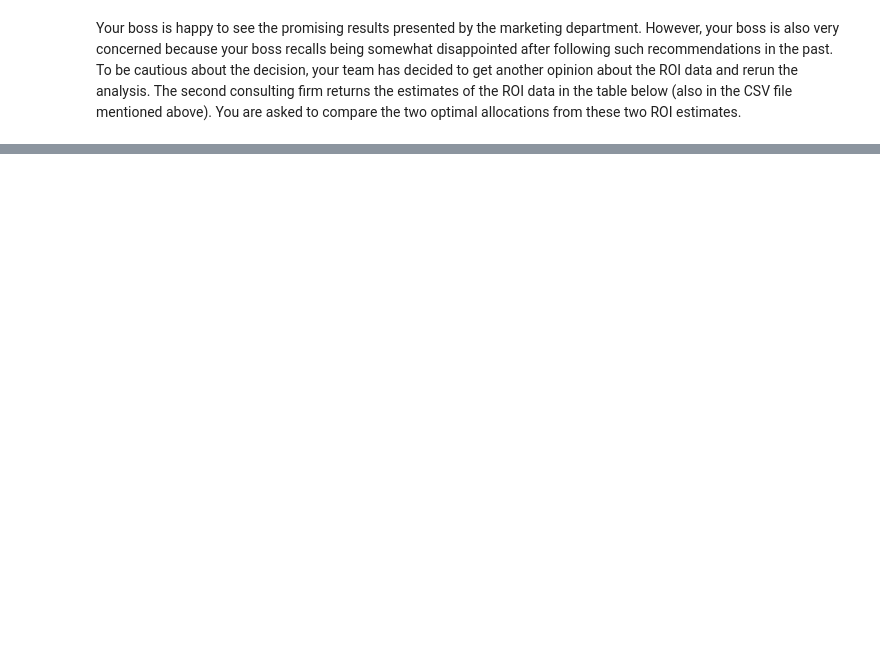
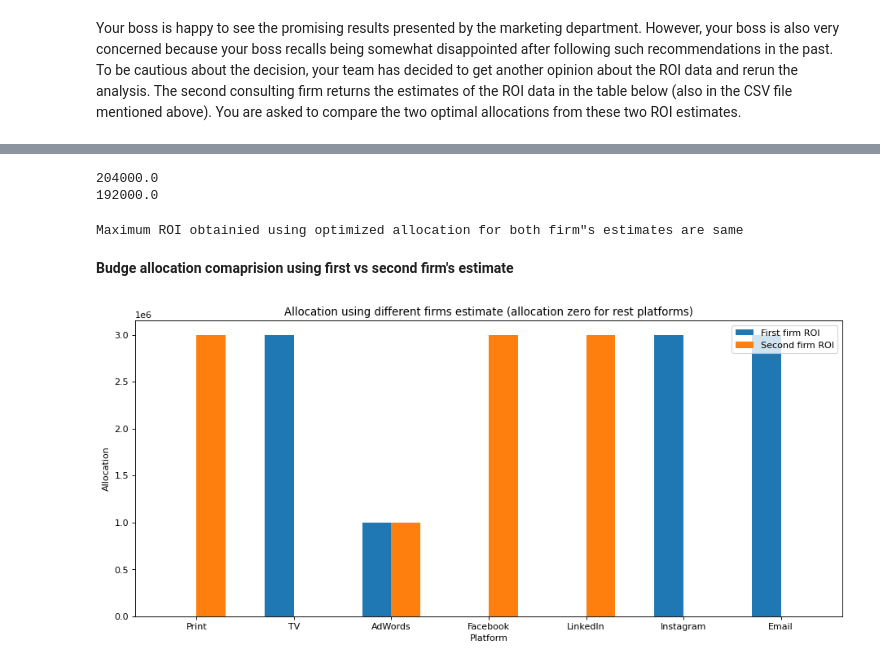
Before and after one commit to vicgpt/Optimization, a Jupyter notebook: project_1/Marketing-Budget-Allocation.ipynb, the cells around one changed output, grey strips where cells are left out. Cells and saved outputs as stored; diff of their text form; code cells hidden in the pictures; blank space fills up the shorter version.

```diff
--- a/project_1/Marketing-Budget-Allocation.ipynb
+++ b/project_1/Marketing-Budget-Allocation.ipynb
@@ -183,0 +195,36 @@ Are the allocations the same?  Assuming the first ROI data is correct, if you we
+# %%
+diff1 = round(total_budget*(sum(roi*output_df['Allocation']) - sum(roi*output_df['Second Allocation'])), 2)
+print(diff1)
+
+diff2 = round(total_budget*(sum(second_roi*output_df['Second Allocation']) - sum(second_roi*output_df['Allocation'])), 2)
+print(diff2)
+# %% [output]
+204000.0
+192000.0
+# %%
+if sum(output_df['ROI'] * output_df['Allocation']) == sum(
+    output_df['Second Firms ROI Estimate'] * output_df['Second Allocation']):
+    print('Maximum ROI obtainied using optimized allocation for both firm"s estimates are same')
+# %% [output]
+Maximum ROI obtainied using optimized allocation for both firm"s estimates are same
+# %% [markdown]
+**Budge allocation comaprision using first vs second firm's estimate**
+# %%
+# plotting different firm allocation
+plt.figure(figsize=(14, 6), dpi=80)
+allocation_df = output_df.loc[(output_df['Allocation'] > 0) | (output_df['Second Allocation'] > 0) ,
+                              ['Platform', 'Allocation', 'Second Allocation']]
+
+width = 0.3
+ind = ind = np.arange(len(allocation_df))
+plt.xticks(ind + width / 2, allocation_df['Platform'])
+plt.bar(ind, allocation_df['Allocation']*total_budget, label='First firm ROI', width=width)
+plt.bar(ind + width, allocation_df['Second Allocation']*total_budget, label='Second firm ROI', width=width)
+
+plt.xlabel('Platform')
+plt.ylabel('Allocation')
+plt.title('Allocation using different firms estimate (allocation zero for rest platforms)')
+plt.legend()
+plt.show()
+# %% [output]
+[figure, added]
```
Also changed, not shown: parts of 37 cells of this notebook.
